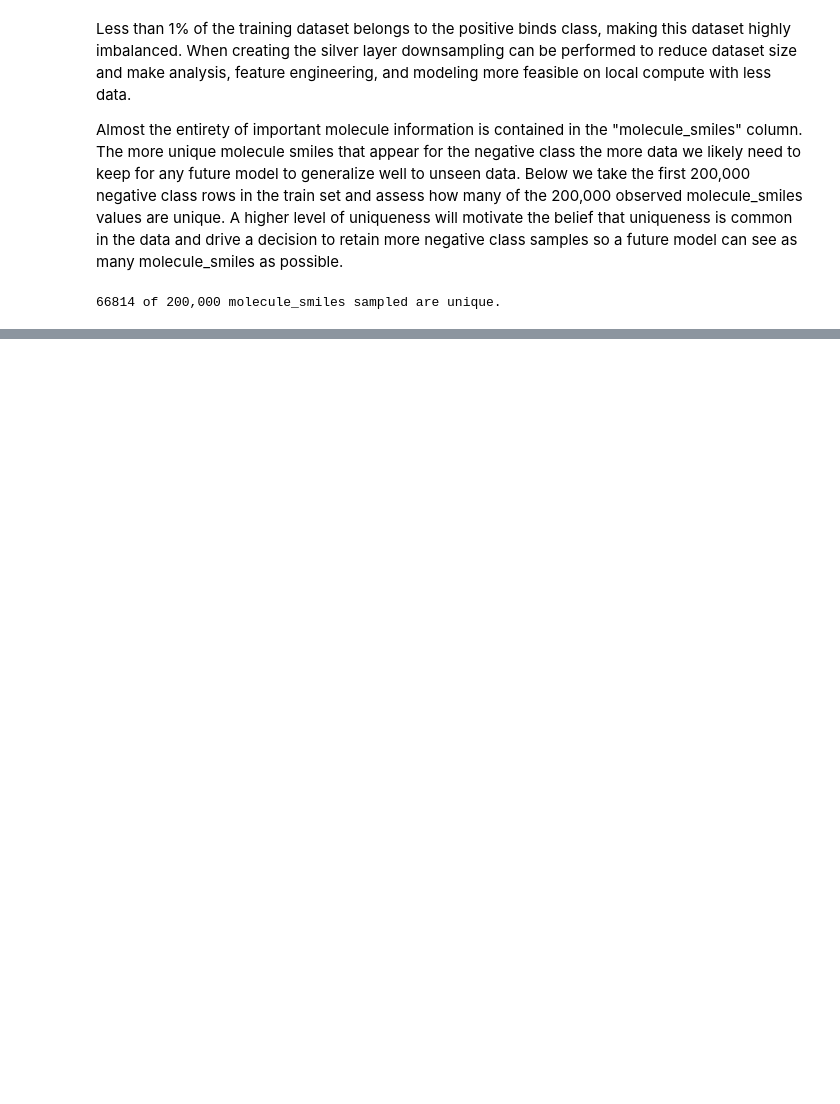
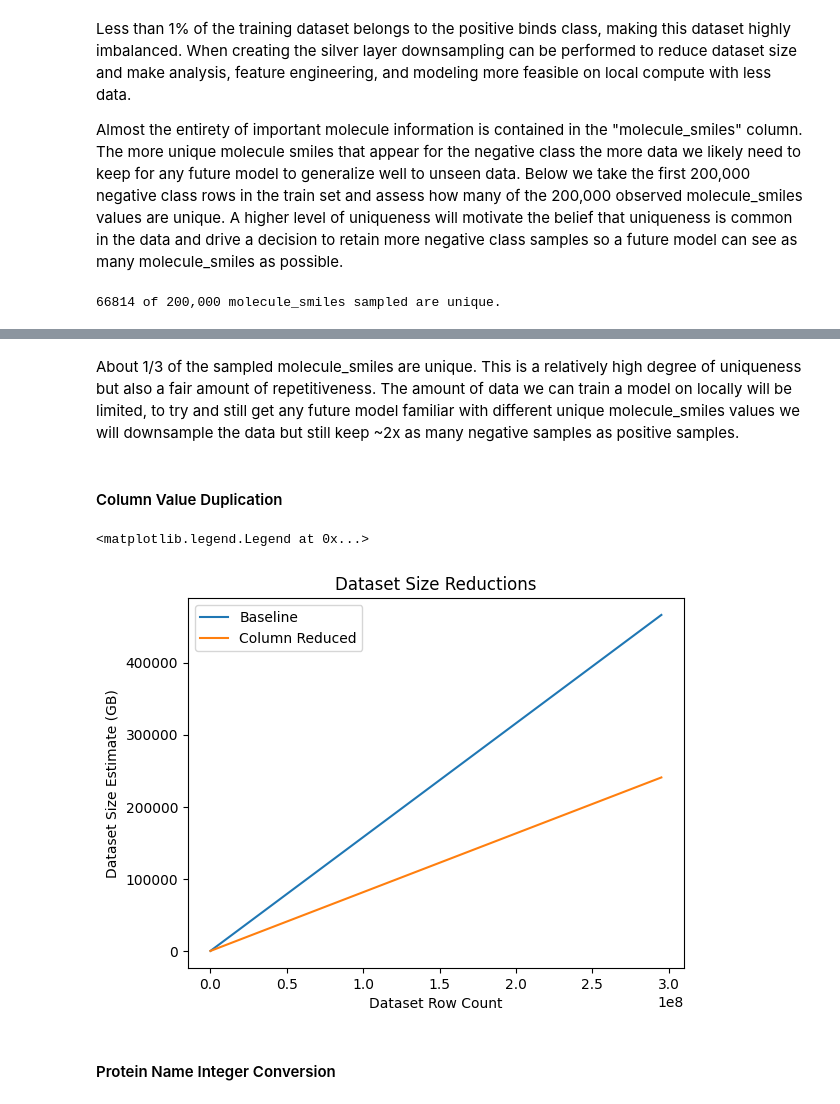
Before and after one commit to btcain4/leash-bio-ai, a Jupyter notebook: notebooks/03_silver_eda.ipynb, the cells around one changed output, grey strips where cells are left out. Saved outputs shown, nothing was run; the diff lists cells and outputs as text; code cells hidden in the pictures; blank space fills up the shorter version.

Commit message:
feat(notebooks/03_silver_eda.ipynb): added gigabyte reduction graphs in dataset size for reduction measures

```diff
--- a/notebooks/03_silver_eda.ipynb
+++ b/notebooks/03_silver_eda.ipynb
@@ -43,7 +45,9 @@ n_neg = (train_df
          .collect(streaming=True)
          .item())
 
-pct_pos = round(100 * n_pos/n_neg, 4)
+n_tot = n_pos + n_neg
+
+pct_pos = round(100 * n_pos/n_tot, 4)
 
 print(f"Positive Protein Bonds Records: {n_pos}")
 print(f"Negative Protein Bonds Records: {n_neg}")
@@ -80,0 +74,33 @@ shape: (5, 8)
+# %% [markdown]
+About 1/3 of the sampled molecule_smiles are unique. This is a relatively high degree of uniqueness but also a fair amount of repetitiveness. The amount of data we can train a model on locally will be limited, to try and still get any future model familiar with different unique molecule_smiles values we will downsample the data but still keep ~2x as many negative samples as positive samples.
+# %% [markdown]
+#### Column Value Duplication
+# %%
+baseline_df = train_df.head(n=10000).collect()
+baseline_gb = baseline_df.estimated_size("gb")
+
+data_step = np.arange(start=1,stop=n_tot,step=10000)
+# %%
+col_reduce_df = (train_df
+                 .select("id", "molecule_smiles", "protein_name", "binds")
+                 .head(n=10000)
+                 .collect())
+col_reduce_gb = col_reduce_df.estimated_size("gb")
+# %%
+baseline_gb_l = baseline_gb * data_step
+col_reduce_gb_l = col_reduce_gb * data_step
+
+plt.plot(data_step, baseline_gb_l, label='Baseline')
+plt.plot(data_step, col_reduce_gb_l, label='Column Reduced')
+
+plt.xlabel("Dataset Row Count")
+plt.ylabel("Dataset Size Estimate (GB)")
+
+plt.title("Dataset Size Reductions")
+
+plt.legend()
+# %% [output]
+<matplotlib.legend.Legend at 0x...>
+[figure, added]
+# %% [markdown]
+#### Protein Name Integer Conversion
```
Also changed, not shown: parts of 10 cells of this notebook.
